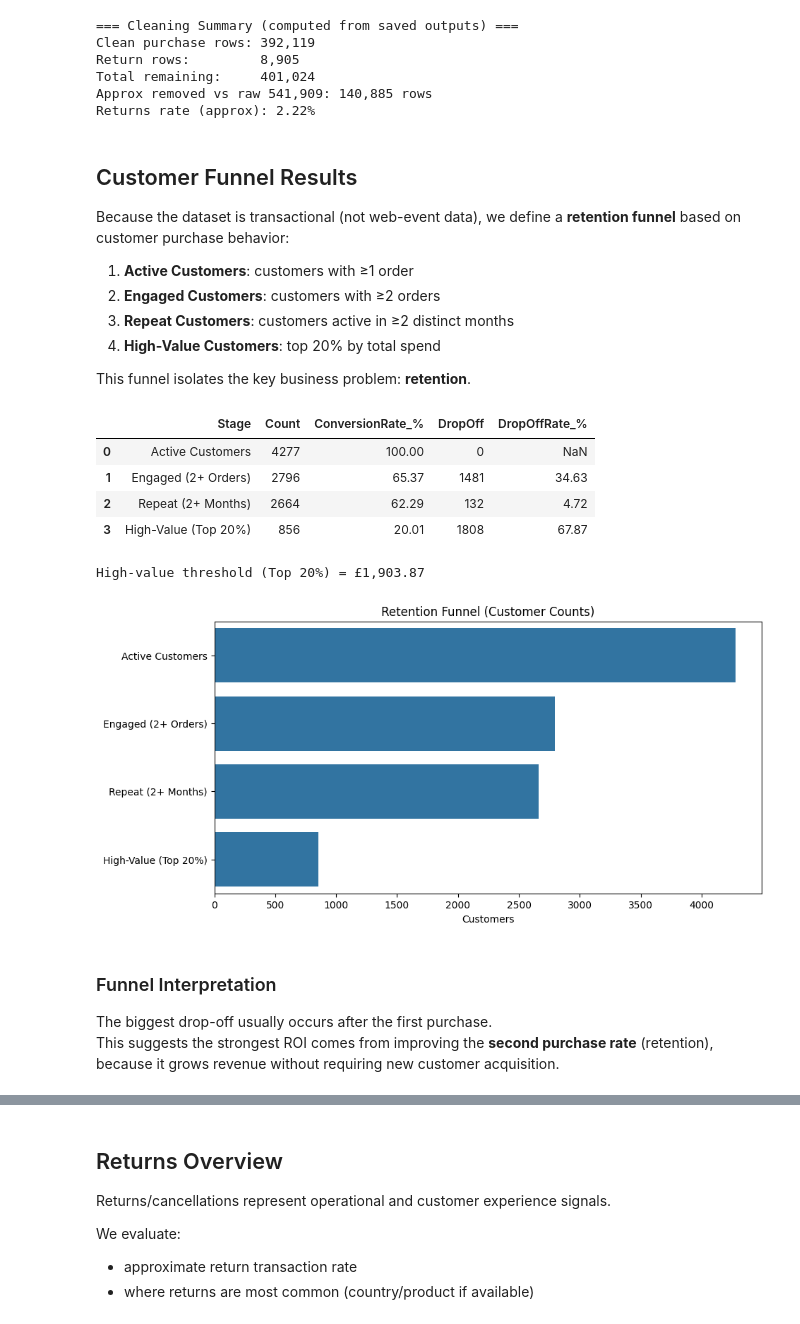
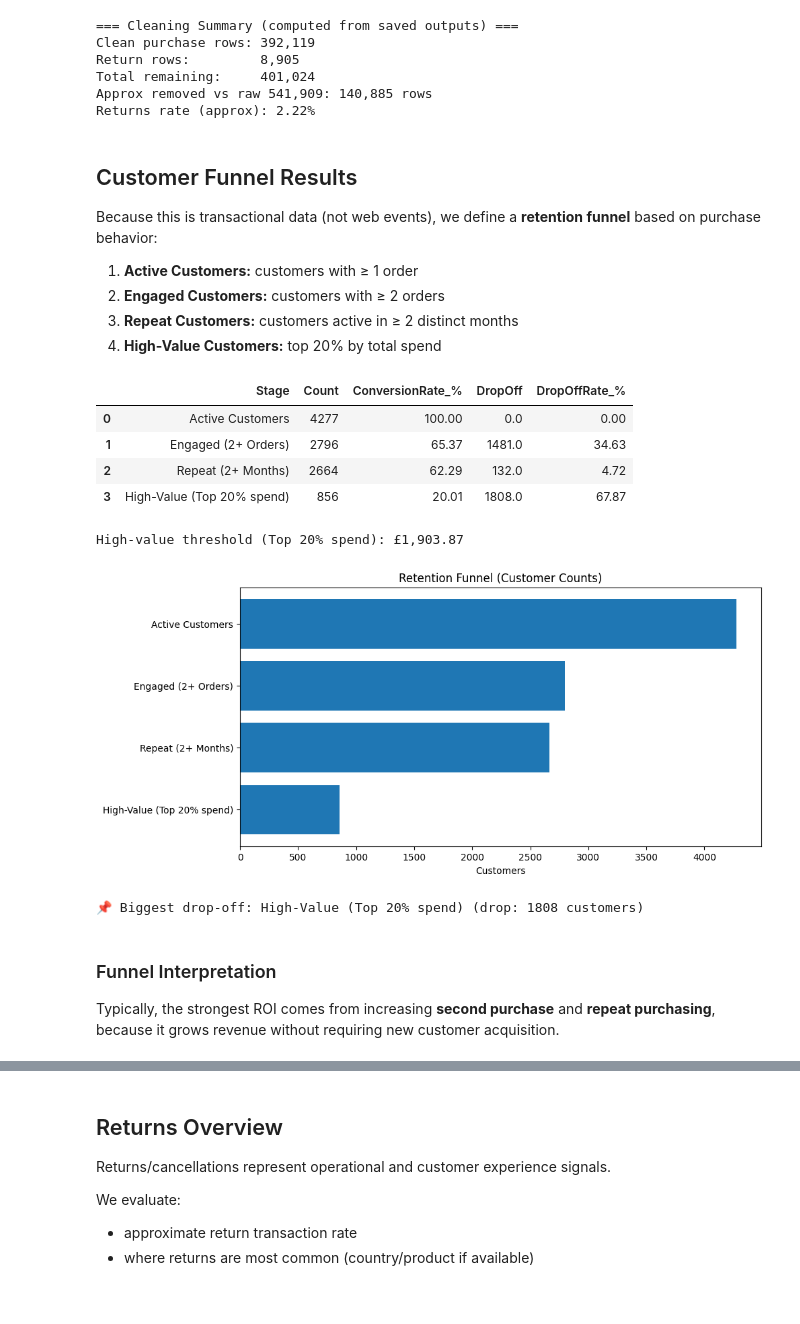
Before and after one commit to hiruykassa/Ecommerce-Funnel-Analysis, a Jupyter notebook: notebooks/04_final_report.ipynb, the cells around one changed output, grey strips where cells are left out. Saved outputs shown, nothing was run; the diff lists cells and outputs as text; code cells hidden in the pictures.

```diff
--- a/notebooks/04_final_report.ipynb
+++ b/notebooks/04_final_report.ipynb
@@ -144,50 +152,56 @@ Returns rate (approx): 2.22%
 # %% [markdown]
 ## Customer Funnel Results
 
-Because the dataset is transactional (not web-event data), we define a **retention funnel** based on customer purchase behavior:
+Because this is transactional data (not web events), we define a **retention funnel** based on purchase behavior:
 
-1. **Active Customers**: customers with ≥1 order
-2. **Engaged Customers**: customers with ≥2 orders
-3. **Repeat Customers**: customers active in ≥2 distinct months
-4. **High-Value Customers**: top 20% by total spend
-
-This funnel isolates the key business problem: **retention**.
+1. **Active Customers:** customers with ≥ 1 order
+2. **Engaged Customers:** customers with ≥ 2 orders
+3. **Repeat Customers:** customers active in ≥ 2 distinct months
+4. **High-Value Customers:** top 20% by total spend
 # %%
-total_customers = len(customers)
+active = customers["CustomerID"].nunique()
 engaged = (customers["NumOrders"] >= 2).sum()
 repeat = (customers["MonthsActive"] >= 2).sum()
 
 high_value_threshold = customers["TotalSpent"].quantile(0.80)
 high_value = (customers["TotalSpent"] >= high_value_threshold).sum()
 
-funnel = pd.DataFrame({
-    "Stage": ["Active Customers", "Engaged (2+ Orders)", "Repeat (2+ Months)", "High-Value (Top 20%)"],
-    "Count": [total_customers, engaged, repeat, high_value]
-})
+stages = [
+    ("Active Customers", active),
+    ("Engaged (2+ Orders)", engaged),
+    ("Repeat (2+ Months)", repeat),
+    ("High-Value (Top 20% spend)", high_value),
+]
 
-funnel["ConversionRate_%"] = (funnel["Count"] / total_customers * 100).round(2)
-funnel["DropOff"] = funnel["Count"].diff().abs().fillna(0).astype(int)
+funnel = pd.DataFrame(stages, columns=["Stage", "Count"])
+funnel["ConversionRate_%"] = (funnel["Count"] / funnel.loc[0, "Count"] * 100).round(2)
+funnel["DropOff"] = funnel["Count"].shift(1) - funnel["Count"]
+funnel.loc[0, "DropOff"] = 0
 funnel["DropOffRate_%"] = (funnel["DropOff"] / funnel["Count"].shift(1) * 100).round(2)
+funnel.loc[0, "DropOffRate_%"] = 0.0
 
 display(funnel)
-print(f"High-value threshold (Top 20%) = £{high_value_threshold:,.2f}")
+print(f"High-value threshold (Top 20% spend): £{high_value_threshold:,.2f}")
 
-plt.figure(figsize=(10, 5))
-sns.barplot(data=funnel, x="Count", y="Stage")
+plt.figure(figsize=(10,5))
+plt.barh(funnel["Stage"], funnel["Count"])
+plt.gca().invert_yaxis()
 plt.title("Retention Funnel (Customer Counts)")
 plt.xlabel("Customers")
-plt.ylabel("")
 plt.show()
+
+biggest_drop = funnel.sort_values("DropOff", ascending=False).iloc[0]
+print(f"📌 Biggest drop-off: {biggest_drop['Stage']} (drop: {int(biggest_drop['DropOff'])} customers)")
 # %% [output]
 |  | Stage | Count | ConversionRate_% | DropOff | DropOffRate_% |
-| 0 | Active Customers | 4277 | 100.00 | 0 | NaN |
-| 1 | Engaged (2+ Orders) | 2796 | 65.37 | 1481 | 34.63 |
-| 2 | Repeat (2+ Months) | 2664 | 62.29 | 132 | 4.72 |
-| 3 | High-Value (Top 20%) | 856 | 20.01 | 1808 | 67.87 |
+| 0 | Active Customers | 4277 | 100.00 | 0.0 | 0.00 |
+| 1 | Engaged (2+ Orders) | 2796 | 65.37 | 1481.0 | 34.63 |
+| 2 | Repeat (2+ Months) | 2664 | 62.29 | 132.0 | 4.72 |
+| 3 | High-Value (Top 20% spend) | 856 | 20.01 | 1808.0 | 67.87 |
-High-value threshold (Top 20%) = £1,903.87
+High-value threshold (Top 20% spend): £1,903.87
-[figure, old version]
+[figure, new version]
+📌 Biggest drop-off: High-Value (Top 20% spend) (drop: 1808 customers)
 # %% [markdown]
 ### Funnel Interpretation
 
-The biggest drop-off usually occurs after the first purchase.
-This suggests the strongest ROI comes from improving the **second purchase rate** (retention), because it grows revenue without requiring new customer acquisition.
+Typically, the strongest ROI comes from increasing **second purchase** and **repeat purchasing**, because it grows revenue without requiring new customer acquisition.
```
Also changed, not shown: parts of 18 cells of this notebook.
